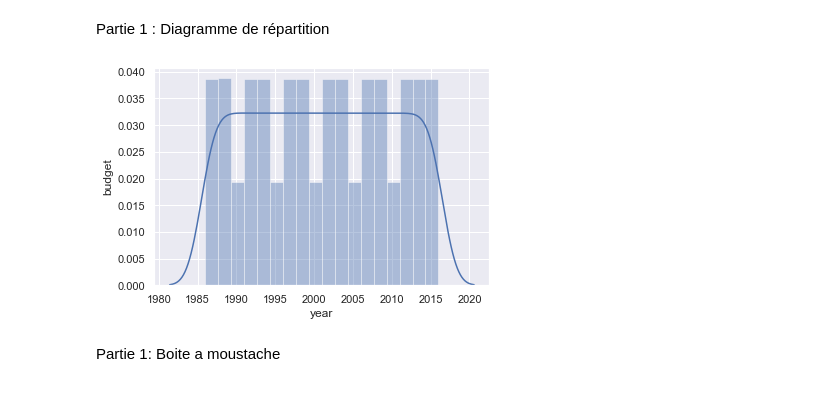
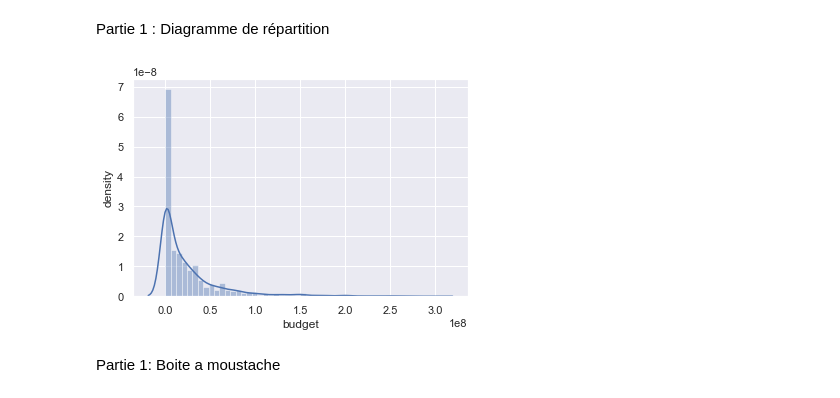
Before and after one commit to AdrienReymann/M1-IoT-H3Python, a Jupyter notebook: Tp_ML/Untitled.ipynb, the cells around one changed output. Drawn from its saved outputs; the diff is of its cells as text; code cells hidden in the pictures.

```diff
--- a/Tp_ML/Untitled.ipynb
+++ b/Tp_ML/Untitled.ipynb
@@ -38,11 +59,11 @@ movies.isna()
 Partie 1 : Diagramme de répartition
 # %%
 sb.set()
-ax = sb.distplot(movies[['year']],kde=True)
-ax.set(xlabel='year', ylabel='budget')
+ax = sb.distplot(movies[['budget']],kde=True)
+ax.set(xlabel='budget', ylabel='density')
 mtplt.show()
 # %% [output]
-[figure, old version]
+[figure, new version]
 # %% [markdown]
 Partie 1: Boite a moustache
 # %%
```
Also changed, not shown: parts of 3 cells of this notebook.
